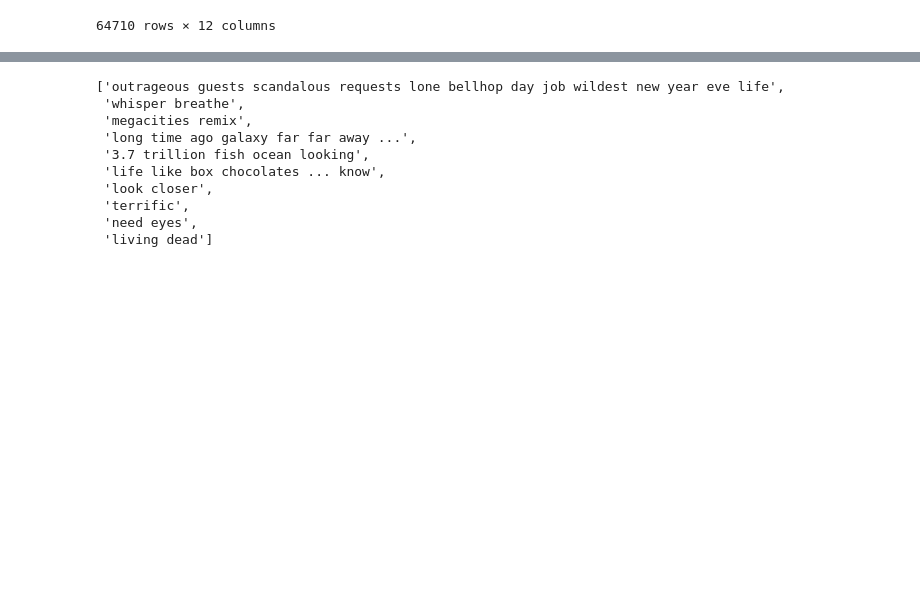
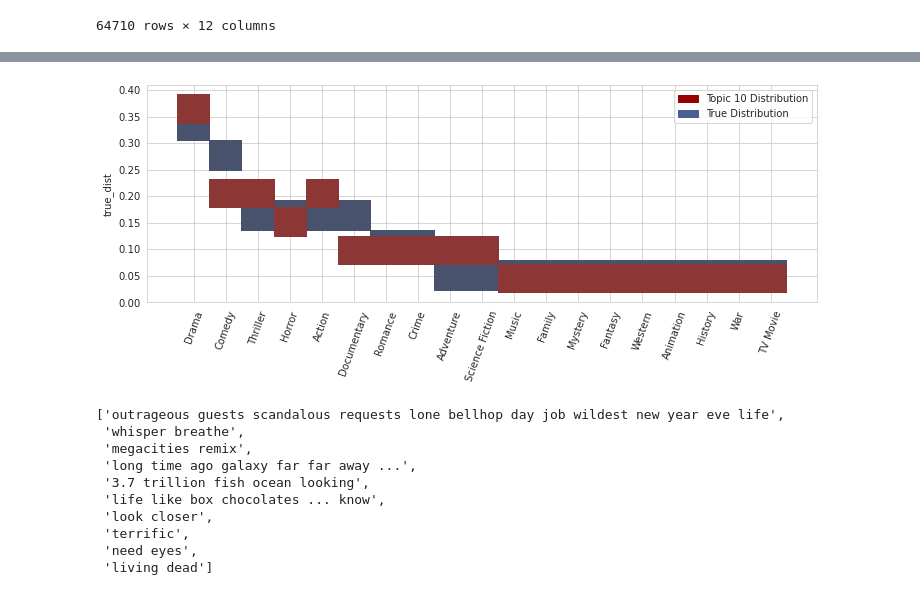
Before and after one commit to christianspybrook/movie_text_topic_modeling, a Jupyter notebook: topic_models/lda_model/lda_model.ipynb, the cells around one changed output, grey strips where cells are left out. Saved outputs shown, nothing was run; the diff lists cells and outputs as text; code cells hidden in the pictures; blank space fills up the shorter version.

```diff
--- a/topic_models/lda_model/lda_model.ipynb
+++ b/topic_models/lda_model/lda_model.ipynb
@@ -309,3 +447,14 @@ topics_df
+# %%
+sns.histplot(topics_df, y='true_dist', x=topics_df.index, color=mp.colors(0))
+sns.histplot(topics_df, y='topic_10', x=topics_df.index, color=mp.colors(2))
+plt.xticks(rotation=70)
+
+red_patch = mpatches.Patch(color=mp.colors(2), label='Topic 10 Distribution')
+blue_patch = mpatches.Patch(color=mp.colors(0), label='True Distribution')
+
+plt.legend(handles=[red_patch, blue_patch]);
+# %% [output]
+[figure, added]
 # %%
 taglines = [tagline for tagline in tagline_tokens]
 taglines[:10]
```
Also changed, not shown: parts of 13 cells of this notebook.
